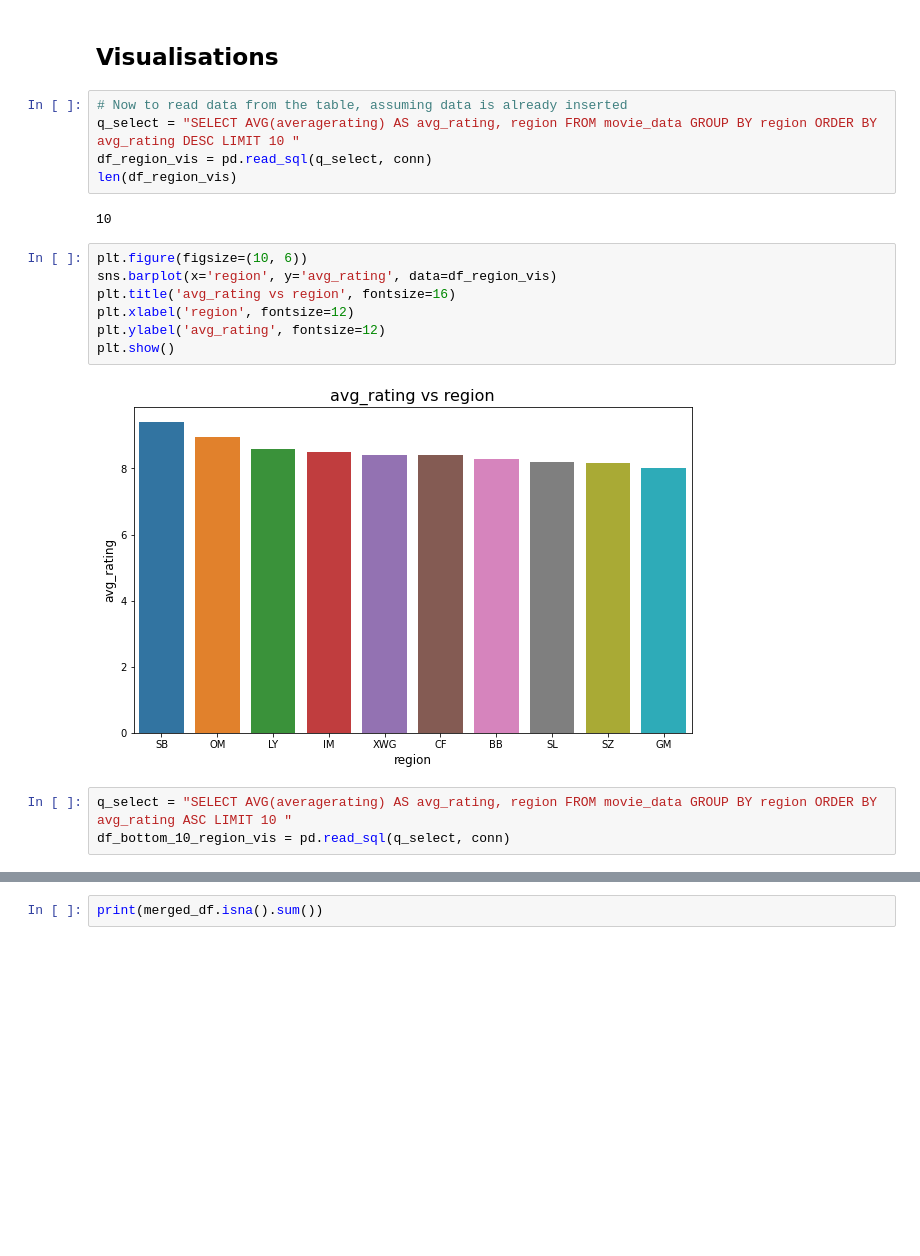
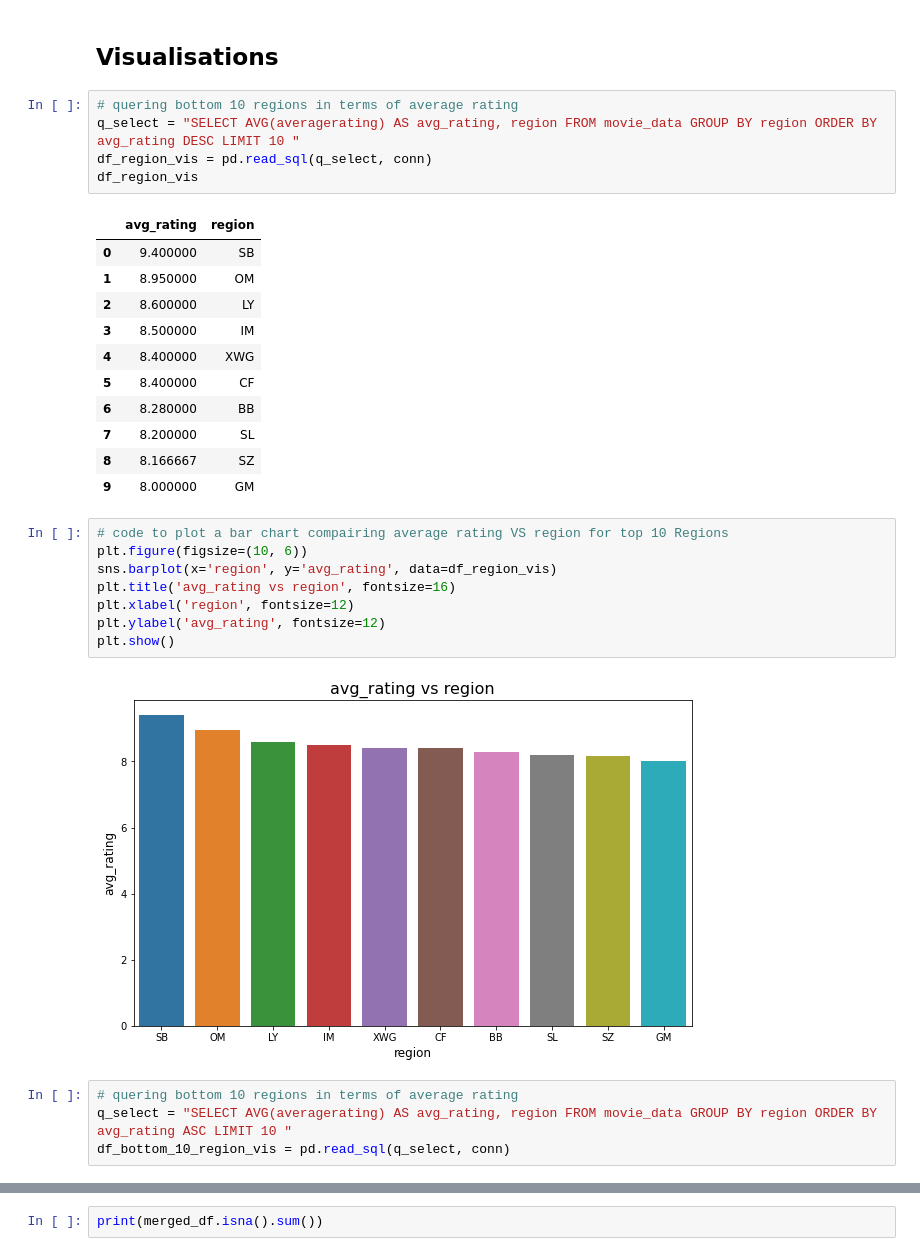
Before and after one commit to vkigen/dsc-phase-2-project-group6, a Jupyter notebook: student.ipynb, the cells around one changed output, grey strips where cells are left out. Drawn from its saved outputs; the diff is of its cells as text; blank space fills up the shorter version.

```diff
--- a/student.ipynb
+++ b/student.ipynb
@@ -850,13 +804,24 @@ len(df_movie_financials)
 # %% [markdown]
 ## Visualisations
 # %%
-# Now to read data from the table, assuming data is already inserted
+# quering bottom 10 regions in terms of average rating
 q_select = "SELECT AVG(averagerating) AS avg_rating, region FROM movie_data GROUP BY region ORDER BY avg_rating DESC LIMIT 10 "
 df_region_vis = pd.read_sql(q_select, conn)
-len(df_region_vis)
+df_region_vis
 # %% [output]
-10
+|  | avg_rating | region |
+| 0 | 9.400000 | SB |
+| 1 | 8.950000 | OM |
+| 2 | 8.600000 | LY |
+| 3 | 8.500000 | IM |
+| 4 | 8.400000 | XWG |
+| 5 | 8.400000 | CF |
+| 6 | 8.280000 | BB |
+| 7 | 8.200000 | SL |
+| 8 | 8.166667 | SZ |
+| 9 | 8.000000 | GM |
 # %%
+# code to plot a bar chart compairing average rating VS region for top 10 Regions
 plt.figure(figsize=(10, 6))
 sns.barplot(x='region', y='avg_rating', data=df_region_vis)
 plt.title('avg_rating vs region', fontsize=16)
@@ -866,6 +831,7 @@ plt.show()
 # %% [output]
 [figure]
 # %%
+# quering bottom 10 regions in terms of average rating
 q_select = "SELECT AVG(averagerating) AS avg_rating, region FROM movie_data GROUP BY region ORDER BY avg_rating ASC LIMIT 10 "
 df_bottom_10_region_vis = pd.read_sql(q_select, conn)
 # %%
```
Also changed, not shown: parts of 59 cells of this notebook.
